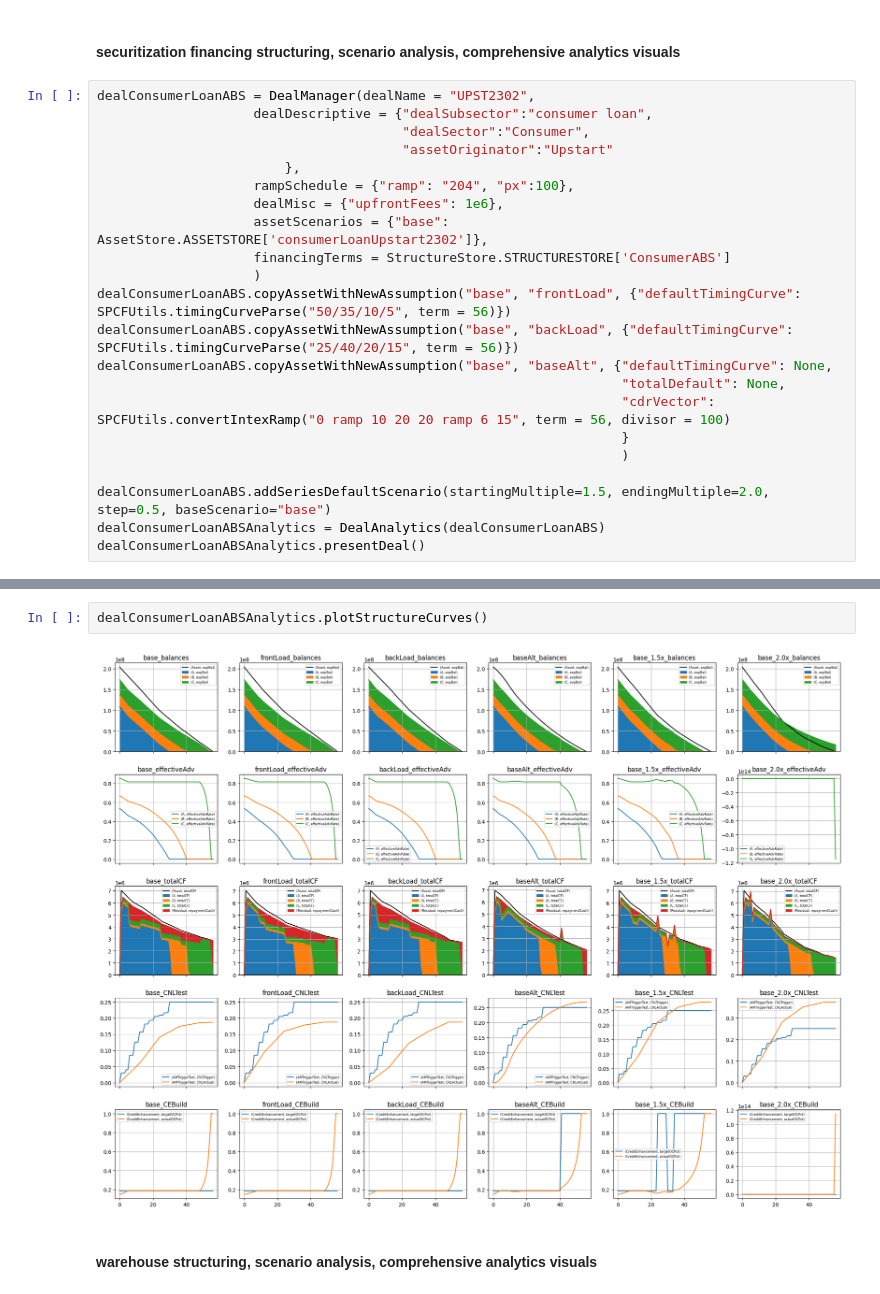
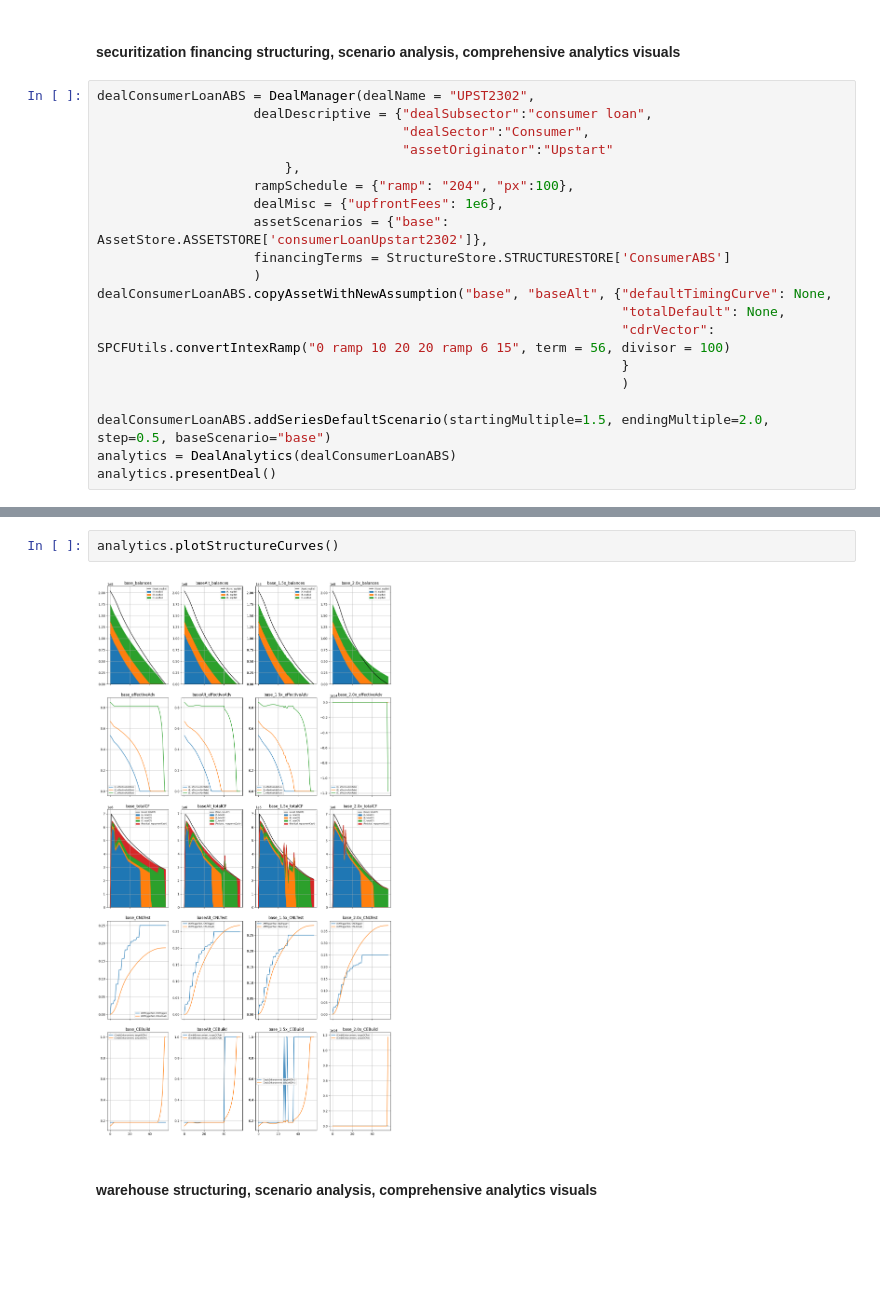
Before and after one commit to Lab450North/StructuringTool, a Jupyter notebook: SPCashflowModeling/SPCFPresentation.ipynb, the cells around one changed output, grey strips where cells are left out. Saved outputs shown, nothing was run; the diff lists cells and outputs as text; blank space fills up the shorter version.

Commit message:
modify curve input and asset store; thus presentation file

```diff
--- a/SPCashflowModeling/SPCFPresentation.ipynb
+++ b/SPCashflowModeling/SPCFPresentation.ipynb
@@ -207,8 +202,6 @@ dealConsumerLoanABS = DealManager(dealName = "UPST2302",
                     assetScenarios = {"base": AssetStore.ASSETSTORE['consumerLoanUpstart2302']},
                     financingTerms = StructureStore.STRUCTURESTORE['ConsumerABS']
                     )
-dealConsumerLoanABS.copyAssetWithNewAssumption("base", "frontLoad", {"defaultTimingCurve": SPCFUtils.timingCurveParse("50/35/10/5", term = 56)})
-dealConsumerLoanABS.copyAssetWithNewAssumption("base", "backLoad", {"defaultTimingCurve": SPCFUtils.timingCurveParse("25/40/20/15", term = 56)})
 dealConsumerLoanABS.copyAssetWithNewAssumption("base", "baseAlt", {"defaultTimingCurve": None,
                                                                    "totalDefault": None,
                                                                    "cdrVector": SPCFUtils.convertIntexRamp("0 ramp 10 20 20 ramp 6 15", term = 56, divisor = 100)
@@ -216,8 +209,8 @@ dealConsumerLoanABS.copyAssetWithNewAssumption("base", "baseAlt", {"defaultTimin
                                                                    )
 
 dealConsumerLoanABS.addSeriesDefaultScenario(startingMultiple=1.5, endingMultiple=2.0, step=0.5, baseScenario="base")
-dealConsumerLoanABSAnalytics = DealAnalytics(dealConsumerLoanABS)
-dealConsumerLoanABSAnalytics.presentDeal()
+analytics = DealAnalytics(dealConsumerLoanABS)
+analytics.presentDeal()
 # %% [output]
 *********************************
 ******     Capital Stack
@@ -244,7 +237,7 @@ dealConsumerLoanABSAnalytics.plotCollateralCurves()
 # %%
-dealConsumerLoanABSAnalytics.plotStructureCurves()
+analytics.plotStructureCurves()
 # %% [output]
-[figure, old version]
+[figure, new version]
 # %% [markdown]
 #### warehouse structuring, scenario analysis, comprehensive analytics visuals
 # %%
```
Also changed, not shown: parts of 12 cells of this notebook, 7 other files.
